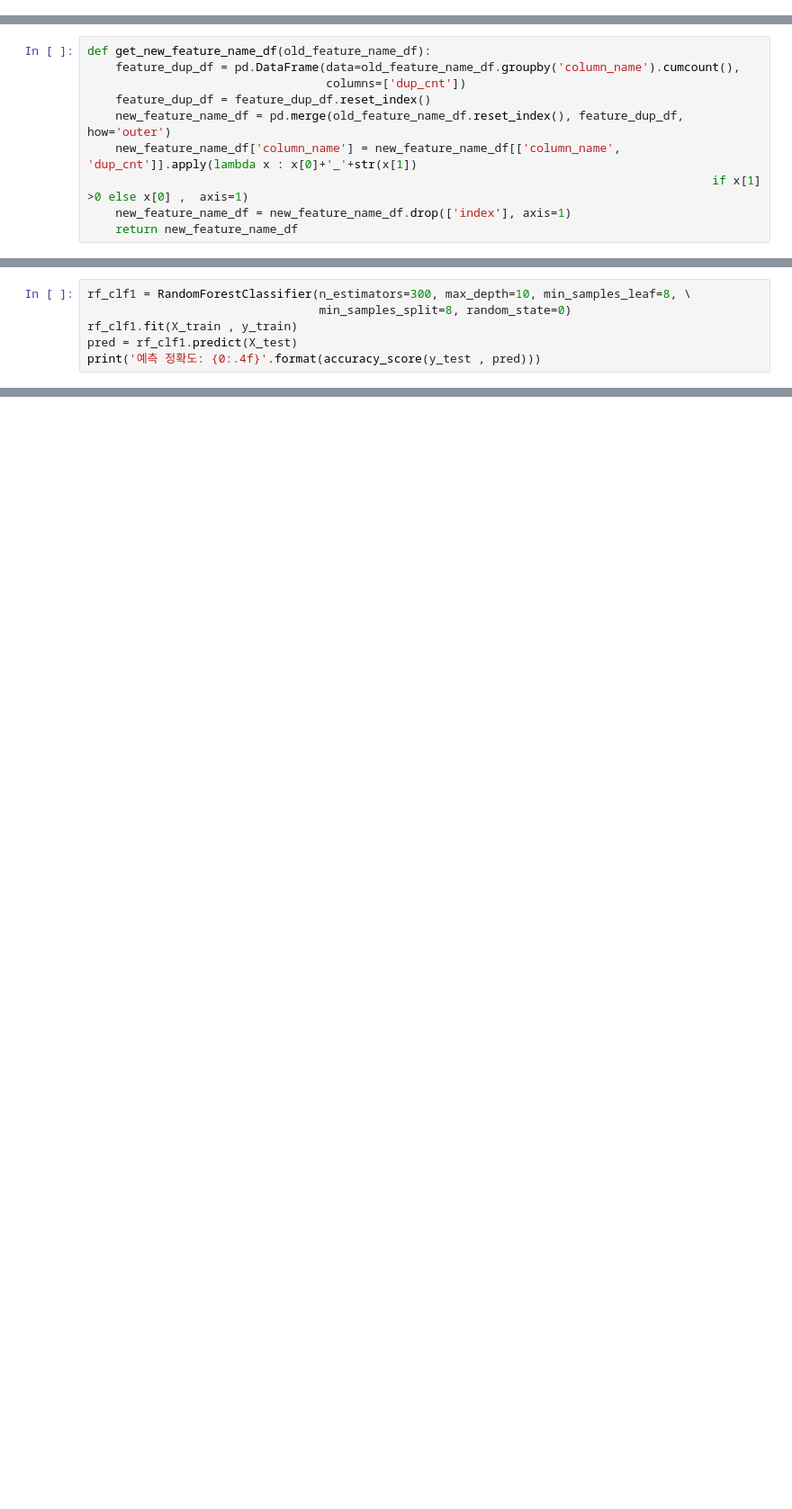
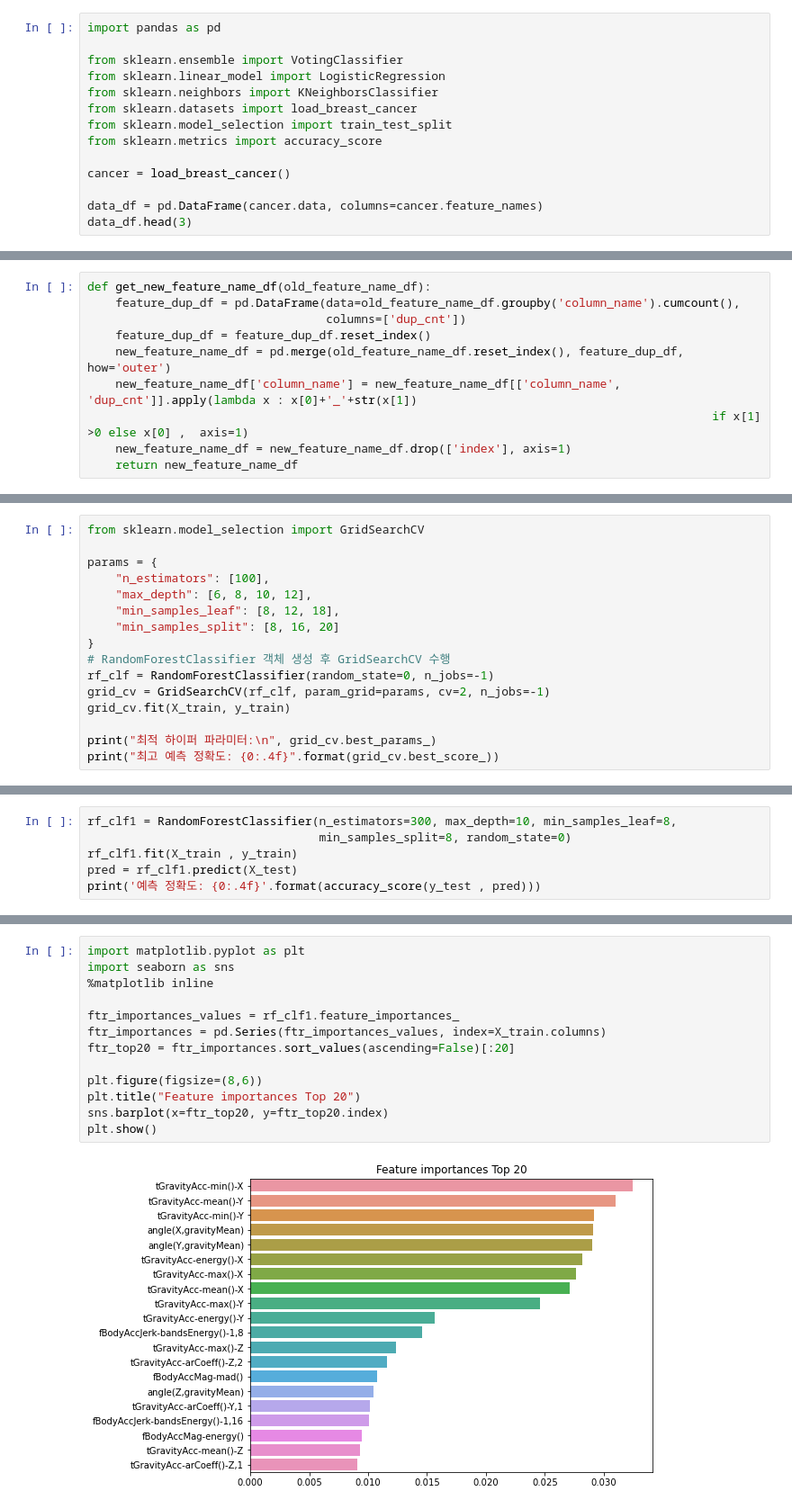
Before and after one commit to snailweeds/ai_incentive, a Jupyter notebook: EnsembleLearning.ipynb, the cells around one changed output, grey strips where cells are left out. Shown at 90% size. Drawn from its saved outputs; the diff is of its cells as text; blank space fills up the shorter version.

```diff
--- a/EnsembleLearning.ipynb
+++ b/EnsembleLearning.ipynb
@@ -35,0 +3,14 @@ SyntaxError: unexpected EOF while parsing (<ipython-input-2-93a0fac8782e>, line
+# %%
+import pandas as pd
+
+from sklearn.ensemble import VotingClassifier
+from sklearn.linear_model import LogisticRegression
+from sklearn.neighbors import KNeighborsClassifier
+from sklearn.datasets import load_breast_cancer
+from sklearn.model_selection import train_test_split
+from sklearn.metrics import accuracy_score
+
+cancer = load_breast_cancer()
+
+data_df = pd.DataFrame(cancer.data, columns=cancer.feature_names)
+data_df.head(3)
@@ -96,0 +106,16 @@ NameError: name 'get_human_dataset' is not defined
+# %%
+from sklearn.model_selection import GridSearchCV
+
+params = {
+    "n_estimators": [100],
+    "max_depth": [6, 8, 10, 12],
+    "min_samples_leaf": [8, 12, 18],
+    "min_samples_split": [8, 16, 20]
+}
+# RandomForestClassifier 객체 생성 후 GridSearchCV 수행
+rf_clf = RandomForestClassifier(random_state=0, n_jobs=-1)
+grid_cv = GridSearchCV(rf_clf, param_grid=params, cv=2, n_jobs=-1)
+grid_cv.fit(X_train, y_train)
+
+print("최적 하이퍼 파라미터:\n", grid_cv.best_params_)
+print("최고 예측 정확도: {0:.4f}".format(grid_cv.best_score_))
@@ -97,5 +126,5 @@ NameError: name 'get_human_dataset' is not defined
 # %%
-rf_clf1 = RandomForestClassifier(n_estimators=300, max_depth=10, min_samples_leaf=8, \
+rf_clf1 = RandomForestClassifier(n_estimators=300, max_depth=10, min_samples_leaf=8,
                                  min_samples_split=8, random_state=0)
 rf_clf1.fit(X_train , y_train)
 pred = rf_clf1.predict(X_test)
@@ -104,0 +134,15 @@ NameError: name 'X_train' is not defined
+# %%
+import matplotlib.pyplot as plt
+import seaborn as sns
+%matplotlib inline
+
+ftr_importances_values = rf_clf1.feature_importances_
+ftr_importances = pd.Series(ftr_importances_values, index=X_train.columns)
+ftr_top20 = ftr_importances.sort_values(ascending=False)[:20]
+
+plt.figure(figsize=(8,6))
+plt.title("Feature importances Top 20")
+sns.barplot(x=ftr_top20, y=ftr_top20.index)
+plt.show()
+# %% [output]
+[figure, added]
```
Also changed, not shown: parts of 16 cells of this notebook, 41 other files.
